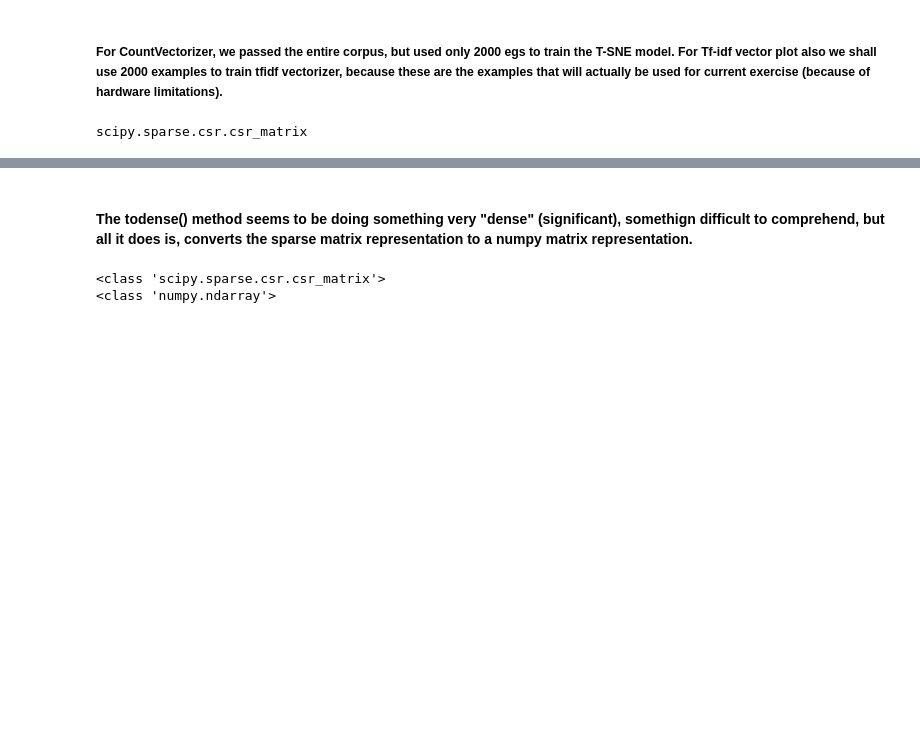
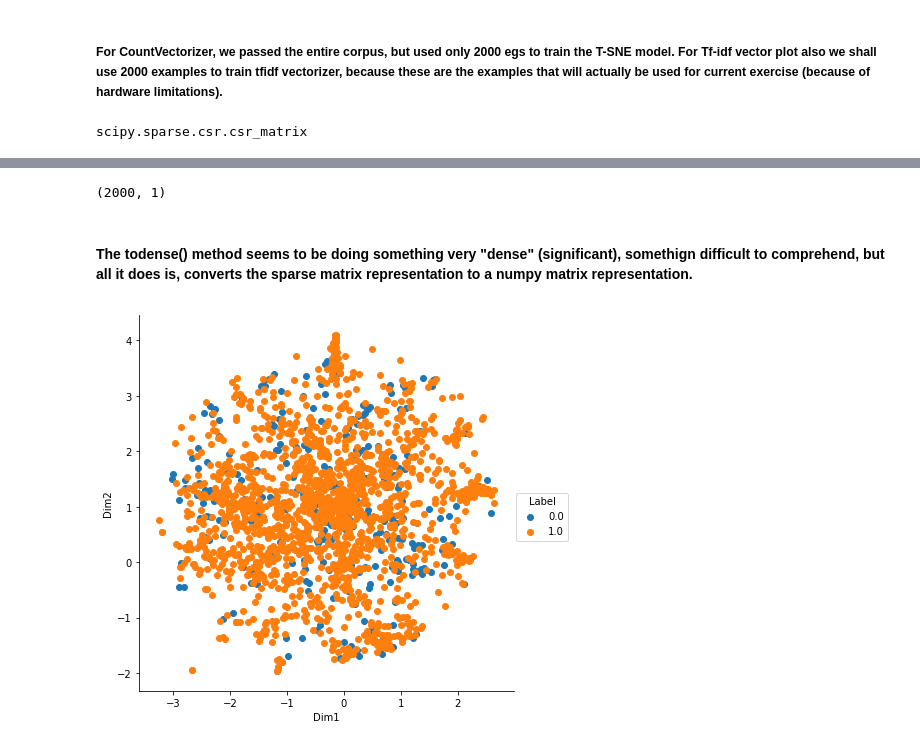
Before and after one commit to krishnakrmahto/Applied-AI-Course-Assignments, a Jupyter notebook: t-SNE visualization of Amazon reviews with polarity based color-coding/t_SNE_visualisation_BoW_tfidf_avgw2v_tfidfw2v.ipynb, the cells around one changed output, grey strips where cells are left out. Saved outputs shown, nothing was run; the diff lists cells and outputs as text; code cells hidden in the pictures; blank space fills up the shorter version.

```diff
--- a/t-SNE visualization of Amazon reviews with polarity based color-coding/t_SNE_visualisation_BoW_tfidf_avgw2v_tfidfw2v.ipynb
+++ b/t-SNE visualization of Amazon reviews with polarity based color-coding/t_SNE_visualisation_BoW_tfidf_avgw2v_tfidfw2v.ipynb
@@ -273,0 +284,2 @@ scipy.sparse.csr.csr_matrix
+# %%
+vector_of_words_subset_dense = vector_of_words_subset.todense()
@@ -274,2 +290,2 @@ scipy.sparse.csr.csr_matrix
 # %%
-dimension_reduced_corpus_2000 = t_sne.fit_transform(vector_of_words.todense())
+dimension_reduced_corpus_2000 = t_sne.fit_transform(vector_of_words_subset_dense)
@@ -276,7 +296,18 @@ dimension_reduced_corpus_2000 = t_sne.fit_transform(vector_of_words.todense())
+# %%
+labels_2000.shape
+# %% [output]
+(2000, 1)
+# %%
+dimesion_reduced_corpus_labels_2000 = np.concatenate((dimension_reduced_corpus_2000, labels_2000), axis = 1)
 # %% [markdown]
 #### The todense() method seems to be doing something very "dense" (significant), somethign difficult to comprehend, but all it does is, converts the sparse matrix representation to a numpy matrix representation.
-# %%
-print(type(vector_of_words), type(dimension_reduced_corpus_2000), sep = '\n')
-# %% [output]
-<class 'scipy.sparse.csr.csr_matrix'>
-<class 'numpy.ndarray'>
+# %%
+dimension_reduced_corpus_labels_2000_df = pd.DataFrame(dimesion_reduced_corpus_labels_2000, columns = ('Dim1', 'Dim2', 'Label'))
+# %%
+sns.FacetGrid(dimension_reduced_corpus_labels_2000_df, hue = 'Label', size = 6)\
+    .map(plt.scatter, 'Dim1', 'Dim2')\
+    .add_legend()
+
+plt.show()
+# %% [output]
+[figure, added]
```
Also changed, not shown: parts of 5 cells of this notebook.
